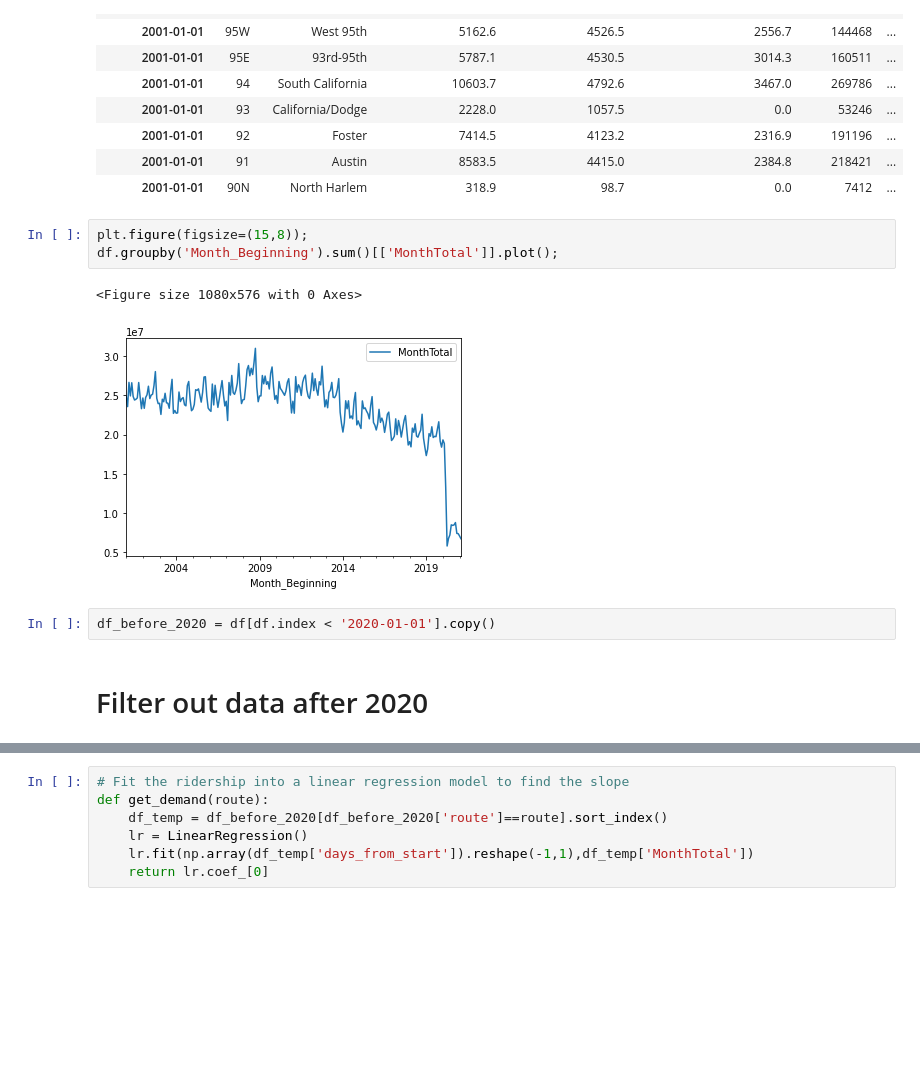
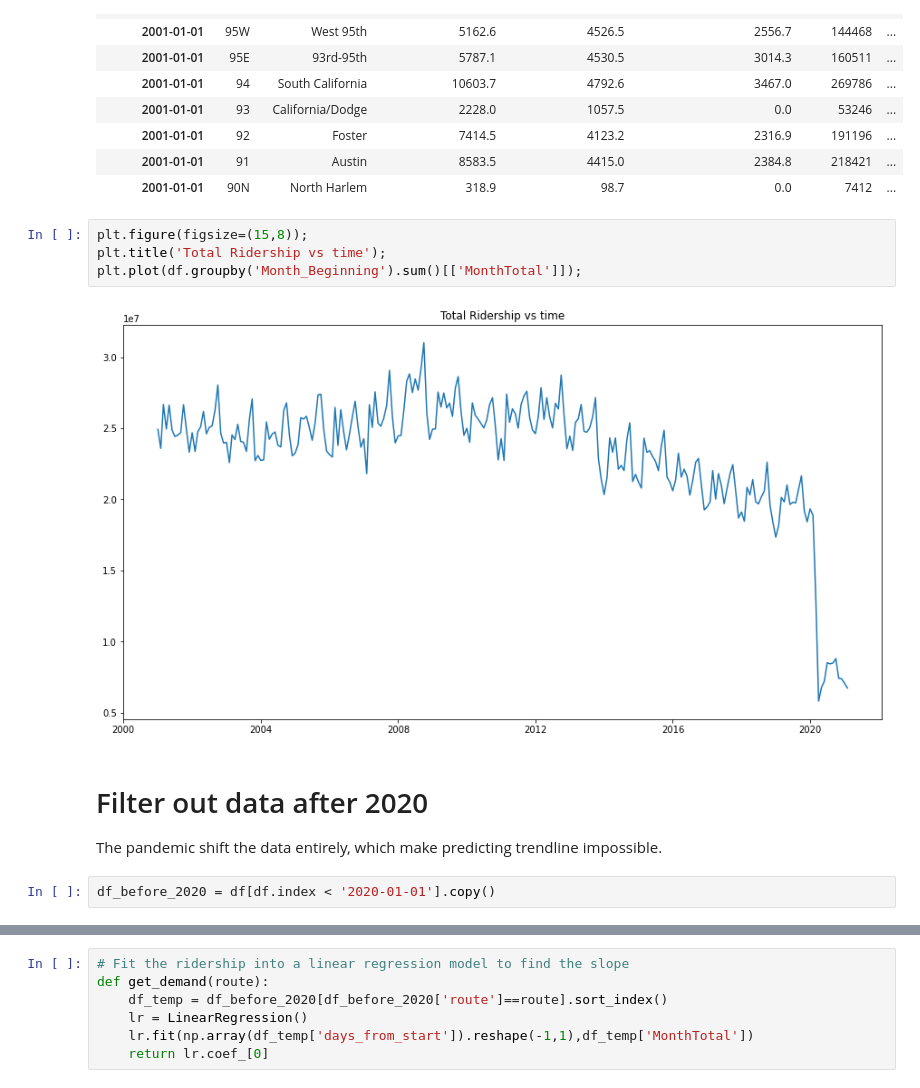
Before and after one commit to LamSingkit/Chicago_public_transport_project, a Jupyter notebook: Shengjie_Folder/Ridership.ipynb, the cells around one changed output, grey strips where cells are left out. Drawn from its saved outputs; the diff is of its cells as text; blank space fills up the shorter version.

Commit message:
ridership note

```diff
--- a/Shengjie_Folder/Ridership.ipynb
+++ b/Shengjie_Folder/Ridership.ipynb
@@ -27,11 +28,12 @@ df.head(10)
 | 2001-01-01 | 90N | North Harlem | 318.9 | 98.7 | 0.0 | 7412 | ... |
 # %%
 plt.figure(figsize=(15,8));
-df.groupby('Month_Beginning').sum()[['MonthTotal']].plot();
+plt.title('Total Ridership vs time');
+plt.plot(df.groupby('Month_Beginning').sum()[['MonthTotal']]);
 # %% [output]
-<Figure size 1080x576 with 0 Axes>
-[figure, old version]
+[figure, new version]
+# %% [markdown]
+# Filter out data after 2020
+The pandemic shift the data entirely, which make predicting trendline impossible.
 # %%
 df_before_2020 = df[df.index < '2020-01-01'].copy()
-# %% [markdown]
-# Filter out data after 2020
```
Also changed, not shown: parts of 12 cells of this notebook.
